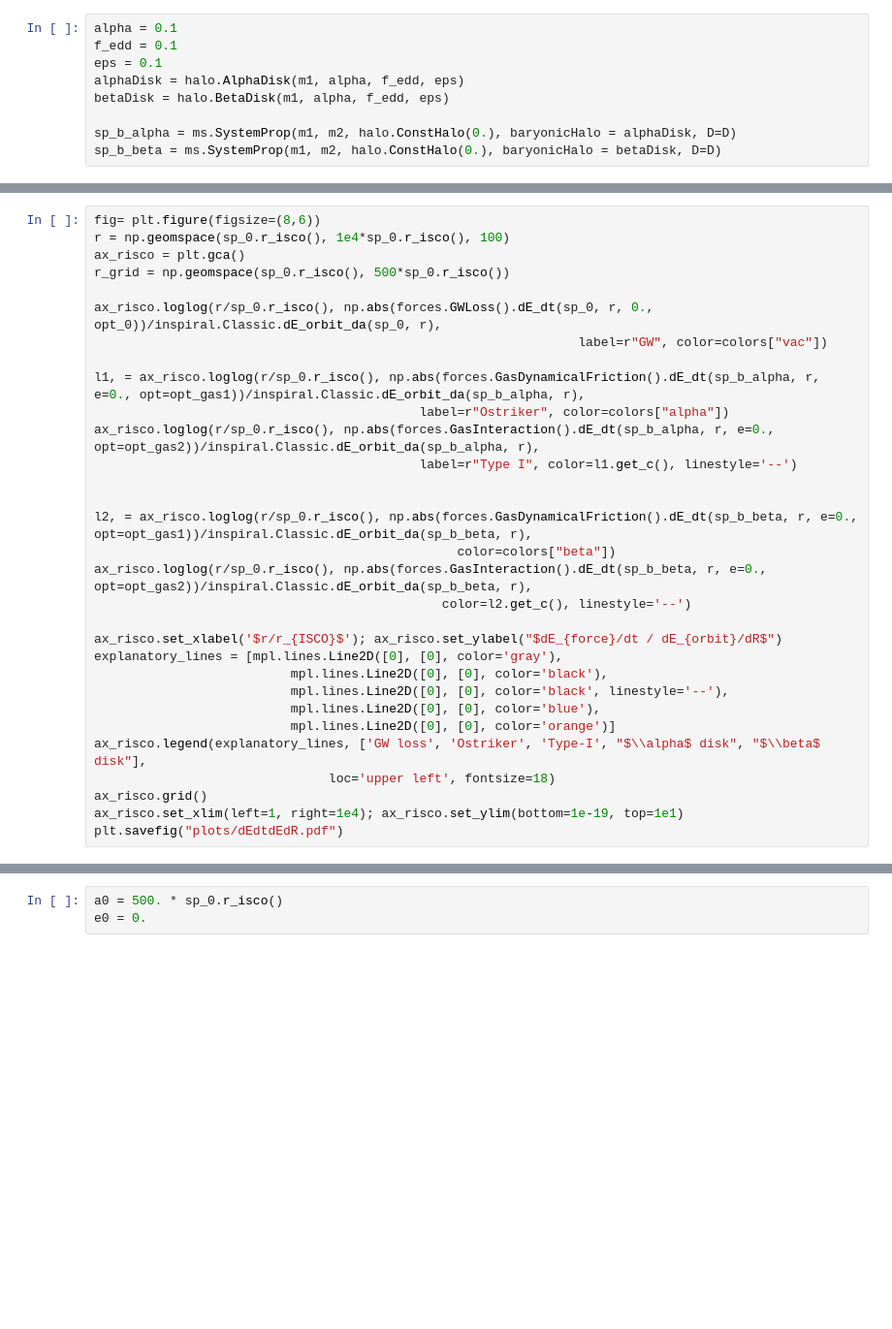
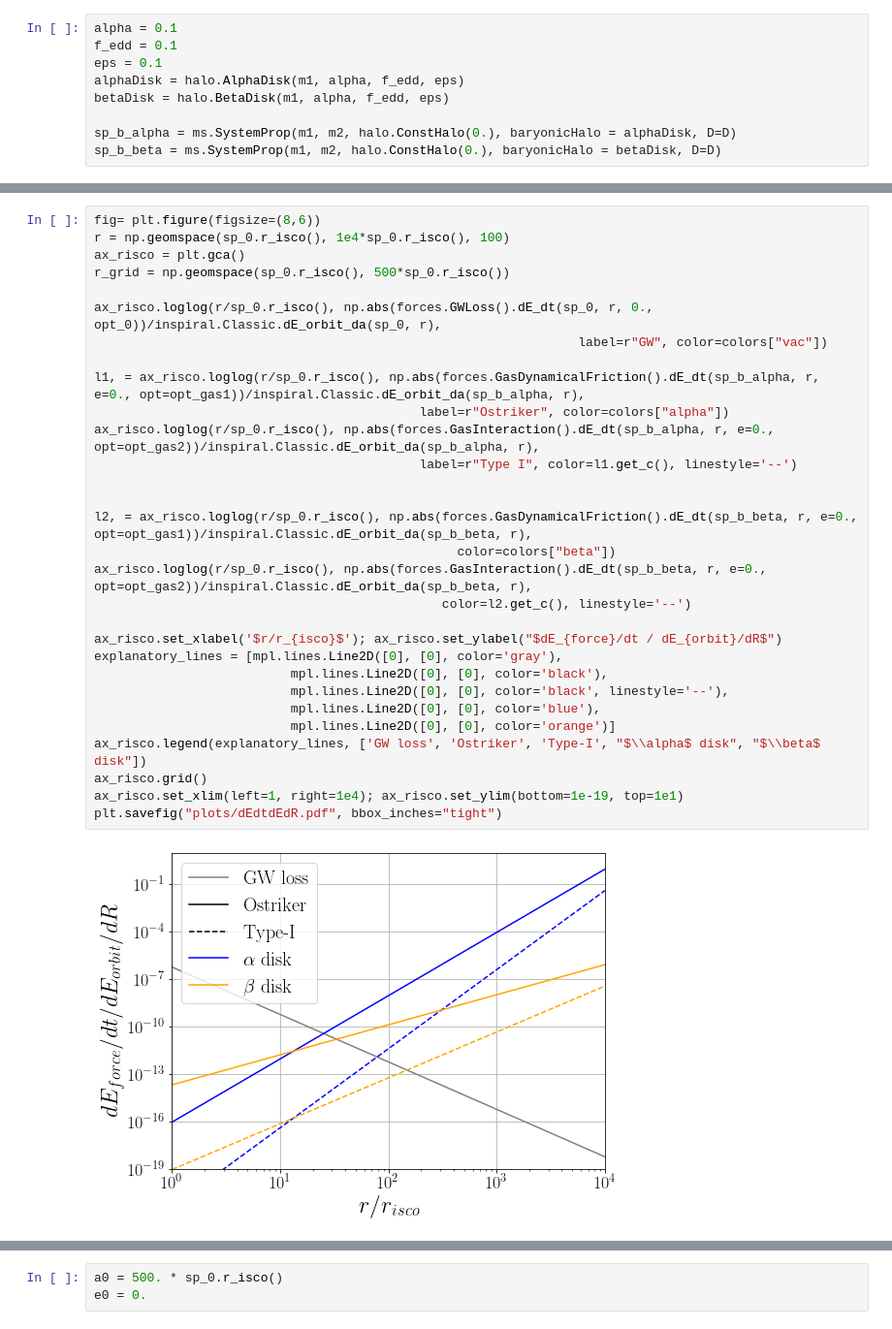
Before and after one commit to DMGW-Goethe/imripy, a Jupyter notebook: examples/AccretionDiskvsDarkMatter.ipynb, the cells around one changed output, grey strips where cells are left out. Shown: that part at 97% size. Drawn from its saved outputs; the diff is of its cells as text; blank space fills up the shorter version.

```diff
--- a/examples/AccretionDiskvsDarkMatter.ipynb
+++ b/examples/AccretionDiskvsDarkMatter.ipynb
@@ -54,31 +60,32 @@ opt_gas2 = inspiral.Classic.EvolutionOptions(dissipativeForces={forces.GWLoss(),
 # %%
 fig= plt.figure(figsize=(8,6))
 r = np.geomspace(sp_0.r_isco(), 1e4*sp_0.r_isco(), 100)
 ax_risco = plt.gca()
 r_grid = np.geomspace(sp_0.r_isco(), 500*sp_0.r_isco())
 
 ax_risco.loglog(r/sp_0.r_isco(), np.abs(forces.GWLoss().dE_dt(sp_0, r, 0., opt_0))/inspiral.Classic.dE_orbit_da(sp_0, r),
                                                                 label=r"GW", color=colors["vac"])
 
 l1, = ax_risco.loglog(r/sp_0.r_isco(), np.abs(forces.GasDynamicalFriction().dE_dt(sp_b_alpha, r, e=0., opt=opt_gas1))/inspiral.Classic.dE_orbit_da(sp_b_alpha, r),
                                            label=r"Ostriker", color=colors["alpha"])
 ax_risco.loglog(r/sp_0.r_isco(), np.abs(forces.GasInteraction().dE_dt(sp_b_alpha, r, e=0., opt=opt_gas2))/inspiral.Classic.dE_orbit_da(sp_b_alpha, r),
                                            label=r"Type I", color=l1.get_c(), linestyle='--')
 
 
 l2, = ax_risco.loglog(r/sp_0.r_isco(), np.abs(forces.GasDynamicalFriction().dE_dt(sp_b_beta, r, e=0., opt=opt_gas1))/inspiral.Classic.dE_orbit_da(sp_b_beta, r),
                                                 color=colors["beta"])
 ax_risco.loglog(r/sp_0.r_isco(), np.abs(forces.GasInteraction().dE_dt(sp_b_beta, r, e=0., opt=opt_gas2))/inspiral.Classic.dE_orbit_da(sp_b_beta, r),
                                               color=l2.get_c(), linestyle='--')
 
-ax_risco.set_xlabel('$r/r_{ISCO}$'); ax_risco.set_ylabel("$dE_{force}/dt / dE_{orbit}/dR$")
+ax_risco.set_xlabel('$r/r_{isco}$'); ax_risco.set_ylabel("$dE_{force}/dt / dE_{orbit}/dR$")
 explanatory_lines = [mpl.lines.Line2D([0], [0], color='gray'),
                           mpl.lines.Line2D([0], [0], color='black'),
                           mpl.lines.Line2D([0], [0], color='black', linestyle='--'),
                           mpl.lines.Line2D([0], [0], color='blue'),
                           mpl.lines.Line2D([0], [0], color='orange')]
-ax_risco.legend(explanatory_lines, ['GW loss', 'Ostriker', 'Type-I', "$\\alpha$ disk", "$\\beta$ disk"],
-                               loc='upper left', fontsize=18)
+ax_risco.legend(explanatory_lines, ['GW loss', 'Ostriker', 'Type-I', "$\\alpha$ disk", "$\\beta$ disk"])
 ax_risco.grid()
 ax_risco.set_xlim(left=1, right=1e4); ax_risco.set_ylim(bottom=1e-19, top=1e1)
-plt.savefig("plots/dEdtdEdR.pdf")
+plt.savefig("plots/dEdtdEdR.pdf", bbox_inches="tight")
+# %% [output]
+[figure, added]
```
Also changed, not shown: parts of 25 cells of this notebook, 2 other files.
